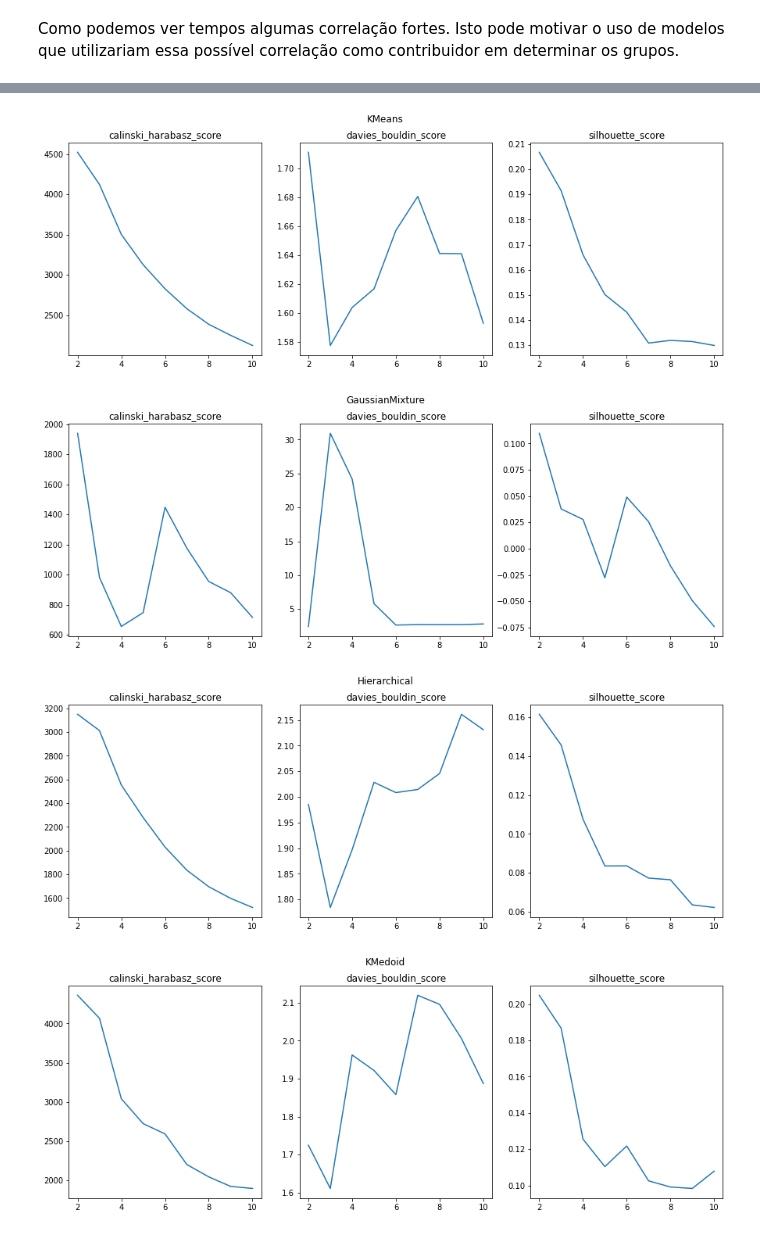
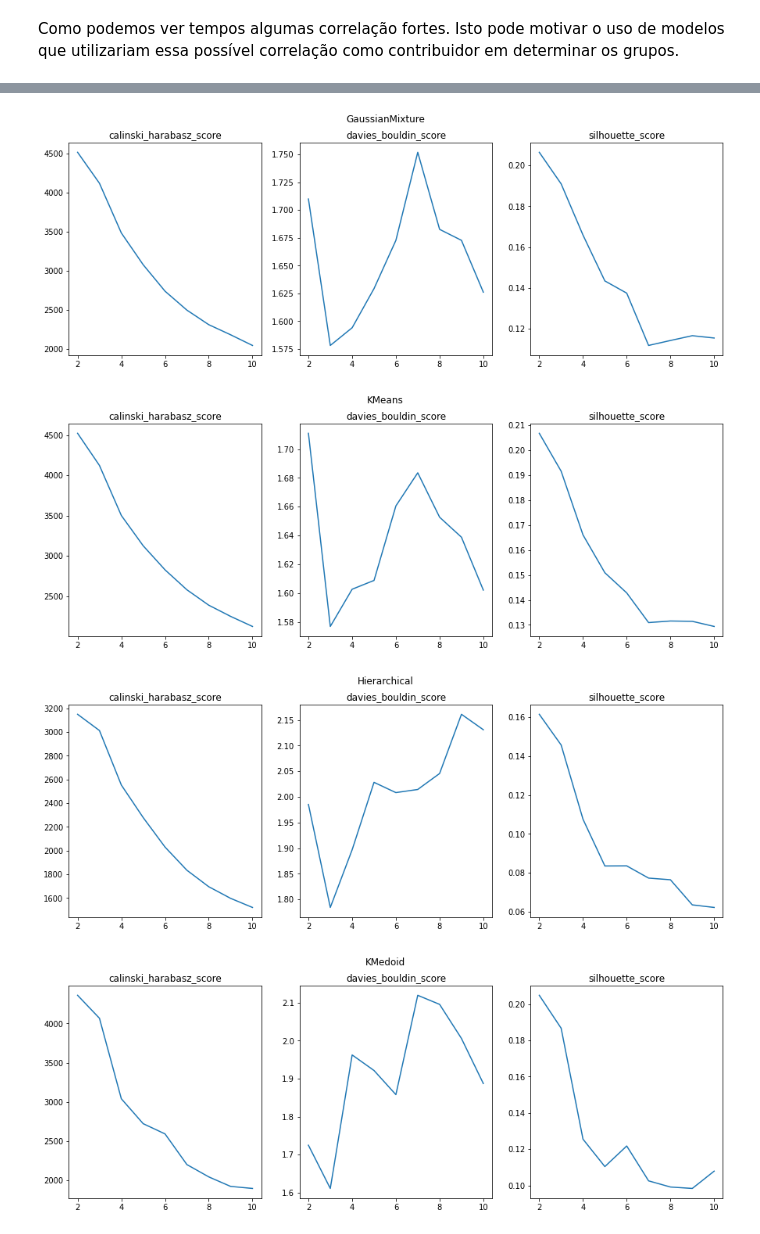
Before and after one commit to Martins6/desafio_oncase, a Jupyter notebook: notebooks/clustering.ipynb, the cells around one changed output, grey strips where cells are left out. Saved outputs shown, nothing was run; the diff lists cells and outputs as text; code cells hidden in the pictures.

Commit message:
Finishing clustering

```diff
--- a/notebooks/clustering.ipynb
+++ b/notebooks/clustering.ipynb
@@ -92,0 +124,26 @@ A idéia dele é de entender que as observações com _p_ features que temos sã
+# %%
+def calculate_scores(df, model_obj):
+    X = df.copy().values
+
+    score_df = pd.DataFrame()
+    n_features = df.columns.str.startswith('x').shape[0]
+    for cov_type in ['full', 'tied', 'diag', 'spherical']:
+        for k in range(2, n_features + 1):
+            model_instance = model_obj(n_components=k,
+                                       covariance_type=cov_type)
+
+            clusters = model_instance.fit_predict(X)
+
+            metrics_series = pd.Series({
+                'n_clusters': k,
+                'cov_type': cov_type,
+                's_s': silhouette_score(X, clusters),
+                'ch_s': calinski_harabasz_score(X, clusters),
+                'db_s': davies_bouldin_score(X, clusters)
+            })
+
+            score_df = score_df.append(metrics_series, ignore_index=True)
+    return score_df
+
+df_score = calculate_scores(df, GaussianMixture)
+df_score
@@ -92,0 +234,9 @@ A idéia dele é de entender que as observações com _p_ features que temos sã
+# %%
+gm = GaussianMixture(n_components=2, covariance_type='spherical')
+gm.fit(df)
+print("\nMédias do Modelo Estimado \n")
+display(gm.means_)
+print('\nVariâncias do Modelo Estimado \n')
+display(gm.covariances_)
+print('\nPesos do Modelo Estimado \n')
+display(gm.weights_)
@@ -100,7 +264,8 @@ def calculate_scores(df, model_obj):
         try:
             model_instance = model_obj(n_clusters=k)
         except:
-            model_instance = model_obj(n_components=k)
+            model_instance = model_obj(n_components=k,
+                                      covariance_type='spherical')
 
         clusters = model_instance.fit_predict(X)
 
@@ -116,35 +281,35 @@ def calculate_scores(df, model_obj):
     return score_df
 
 def plot_metrics(score_df, main_title):
     fig, axs = plt.subplots(1,3,
                         figsize=(15,5))
 
     fig.suptitle(main_title)
 
     axs[0].plot(score_df['n_clusters'],
             score_df['ch_s'])
     axs[0].set_title('calinski_harabasz_score')
 
     axs[1].plot(score_df['n_clusters'],
             score_df['db_s'])
     axs[1].set_title('davies_bouldin_score')
 
     axs[2].plot(score_df['n_clusters'],
             score_df['s_s'])
     axs[2].set_title('silhouette_score')
 
 dict_model = {
+    'GaussianMixture': GaussianMixture,
     'KMeans': KMeans,
-    'GaussianMixture': GaussianMixture,
     'Hierarchical': AgglomerativeClustering,
     'KMedoid': KMedoids
 }
 
 for model_name, model in dict_model.items():
     score_df = calculate_scores(df, model)
     plot_metrics(score_df, model_name)
 # %% [output]
-[figure, old version]
+[figure, new version]
-[figure, old version]
+[figure, new version]
 [figure]
 [figure]
```
Also changed, not shown: parts of 12 cells of this notebook, 2 other files.
